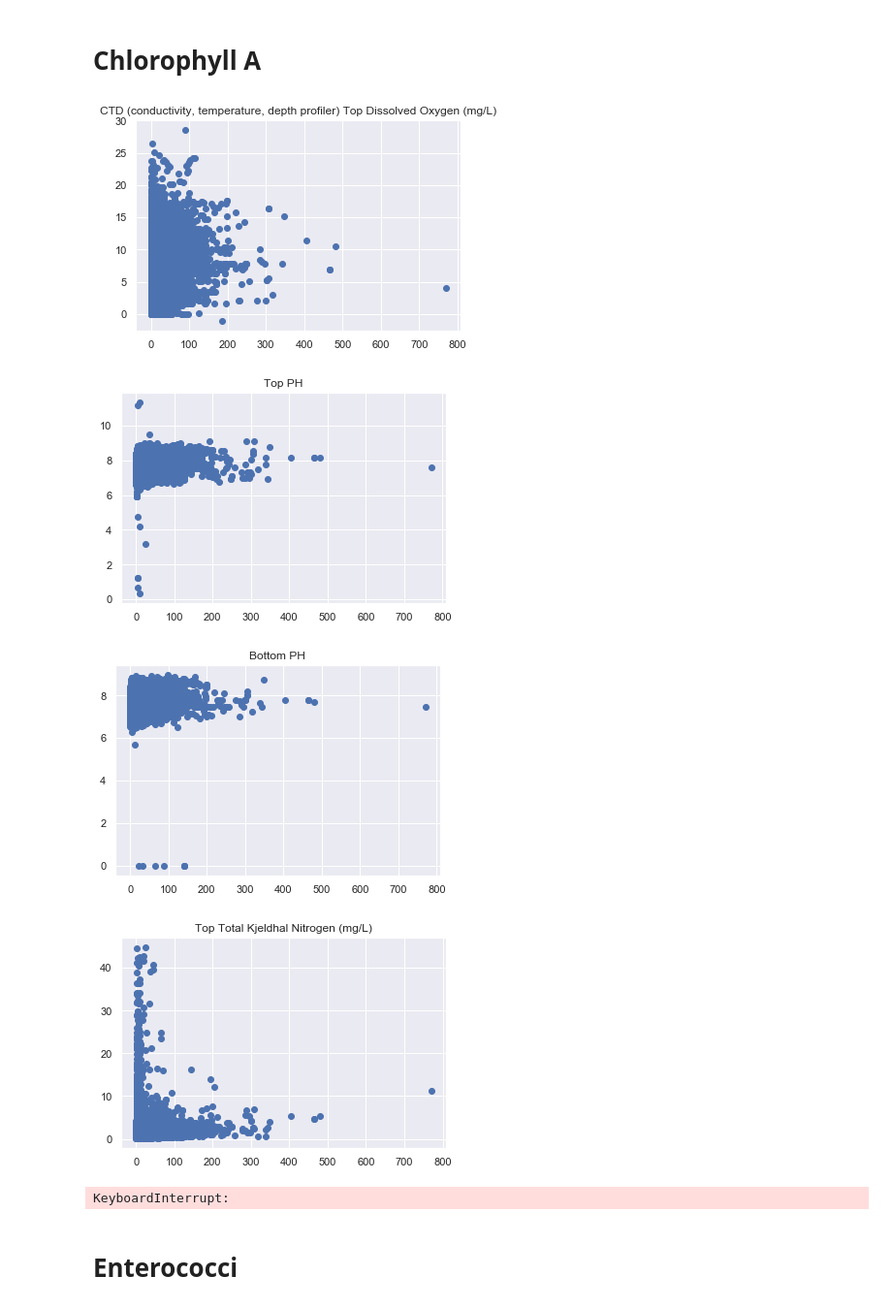
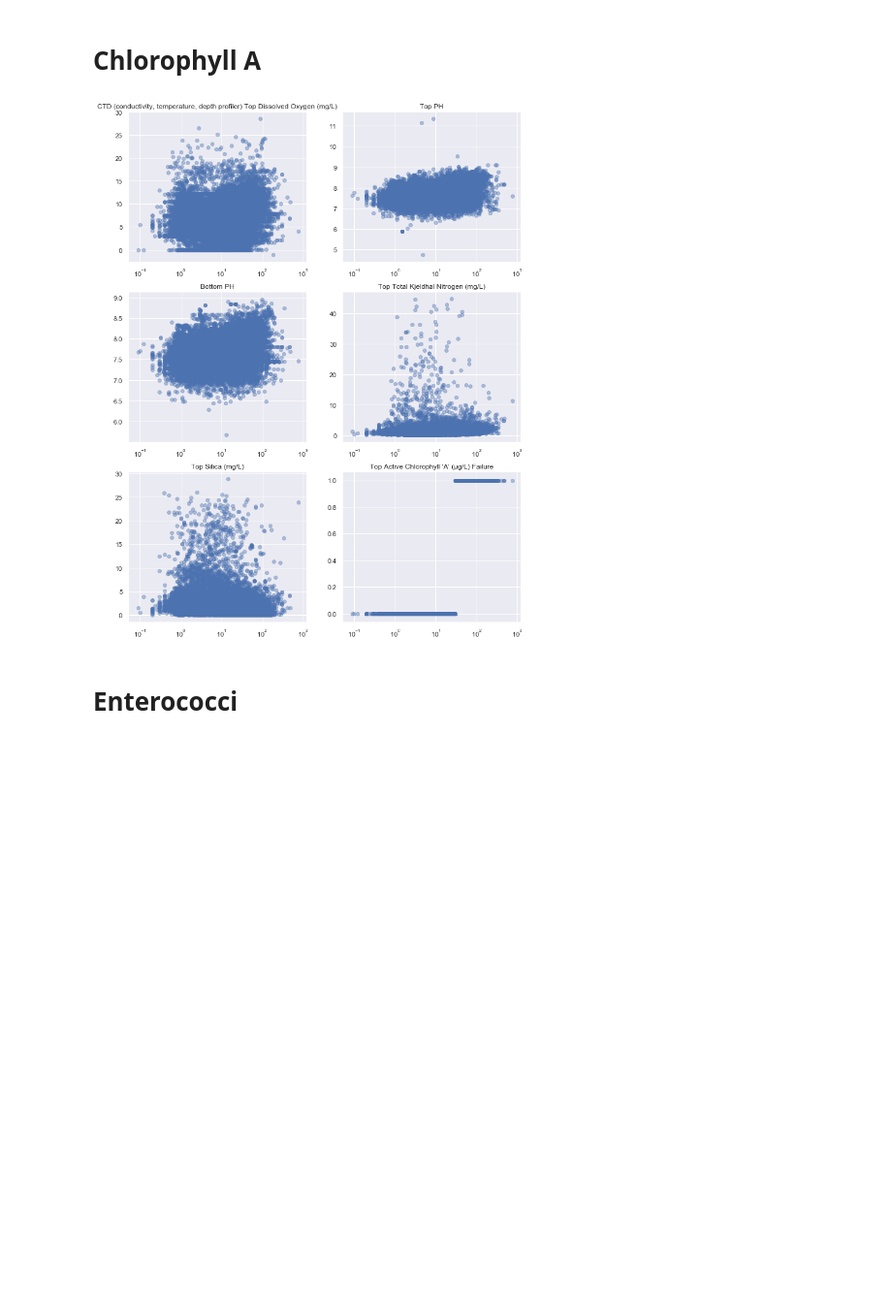
Before and after one commit to dradamski/capstone-two, a Jupyter notebook: notebooks/Data Exploration.ipynb, the cells around one changed output. Shown: that part at 97% size. Drawn from its saved outputs; the diff is of its cells as text; code cells hidden in the pictures; blank space fills up the shorter version.

```diff
--- a/notebooks/Data Exploration.ipynb
+++ b/notebooks/Data Exploration.ipynb
@@ -66,0 +63,2 @@ final_df
+# %%
+final_df = final_df.drop(index=[26416, 26585, 27664, 29795, 14190, 14734])
@@ -67,3 +79,7 @@ final_df
+# %%
+final_df = final_df.drop(index=[2550, 8123, 10796, 13236, 15495, 19774, 21233])
+# %%
+final_df = final_df.reset_index(drop=True)
 # %% [markdown]
 Different parameters will serve different purposes in my analysis. Some measurements have standard limits that must not be exceeded. The rest of the columns will be potential indicators of poor water quality. I have outlined each column's limit/indicator status below:
 
@@ -215,21 +254,21 @@ corr_df[corr_df.abs() > 0.3]
 # %%
 choro_corr_col = ['CTD (conductivity, temperature, depth profiler) Top Dissolved Oxygen (mg/L)',
                   'Top PH', 'Bottom PH', 'Top Total Kjeldhal Nitrogen (mg/L)', 'Top Silica (mg/L)',
                   'Top Active Chlorophyll \'A\' (µg/L) Failure']
 
+sub = 321
+_ = plt.figure(figsize=(12,16))
+for col in choro_corr_col:
+    _ = plt.subplot(sub)
+    _ = plt.scatter(x=final_df['Top Active Chlorophyll \'A\' (µg/L)'],
+                    y=final_df[col], alpha=0.4)
+    _ = plt.xscale('log')
+    _ = plt.title(col)
+    sub += 1
 
-for col in choro_corr_col:
-    if np.dtype(final_df[col]) != object:
-        _ = plt.scatter(x=final_df['Top Active Chlorophyll \'A\' (µg/L)'],
-                        y=final_df[col])
-        _ = plt.title(col)
-        _ = plt.show()
+_ = plt.show()
 # %% [output]
-[figure, old version]
+[figure, new version]
-[figure, removed]
-[figure, removed]
-[figure, removed]
-KeyboardInterrupt:
 # %% [markdown]
 # Enterococci
 # %%
```
Also changed, not shown: parts of 12 cells of this notebook.
